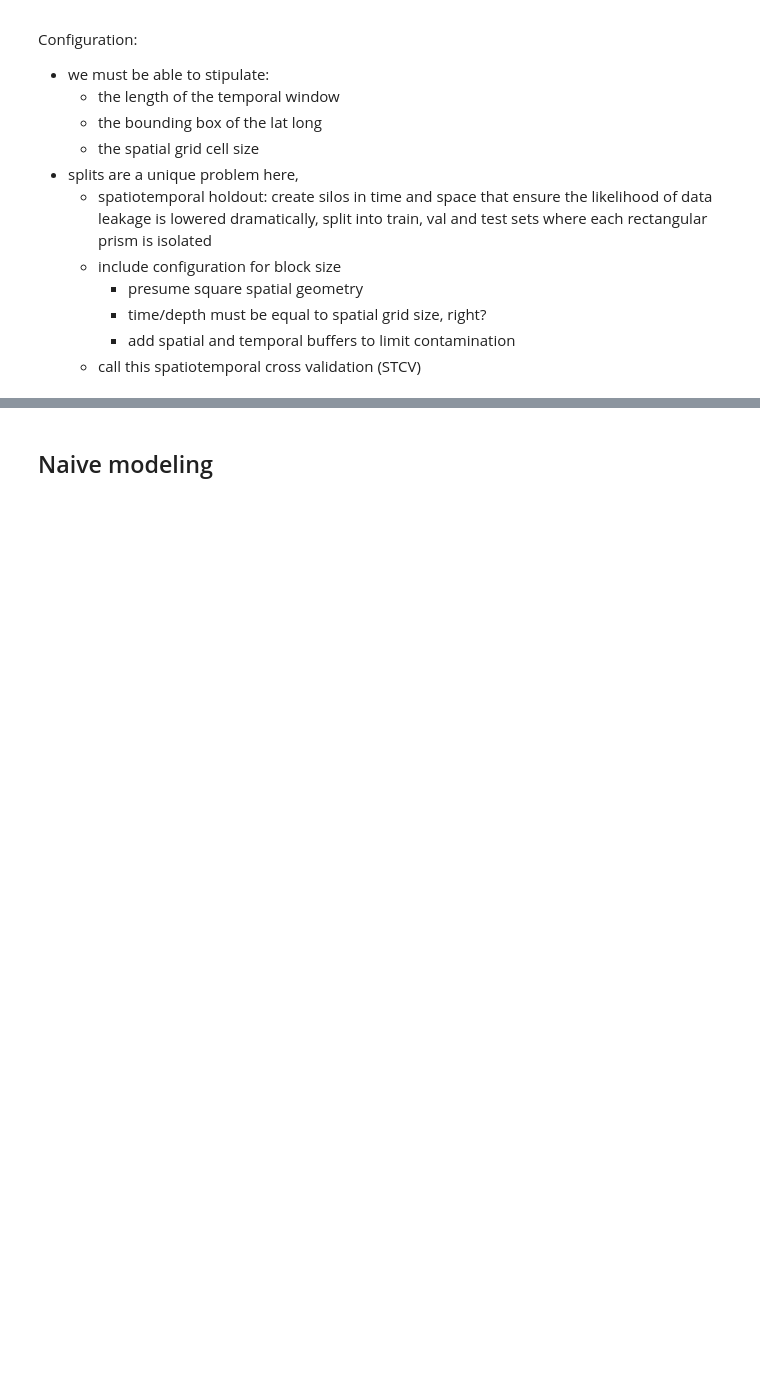
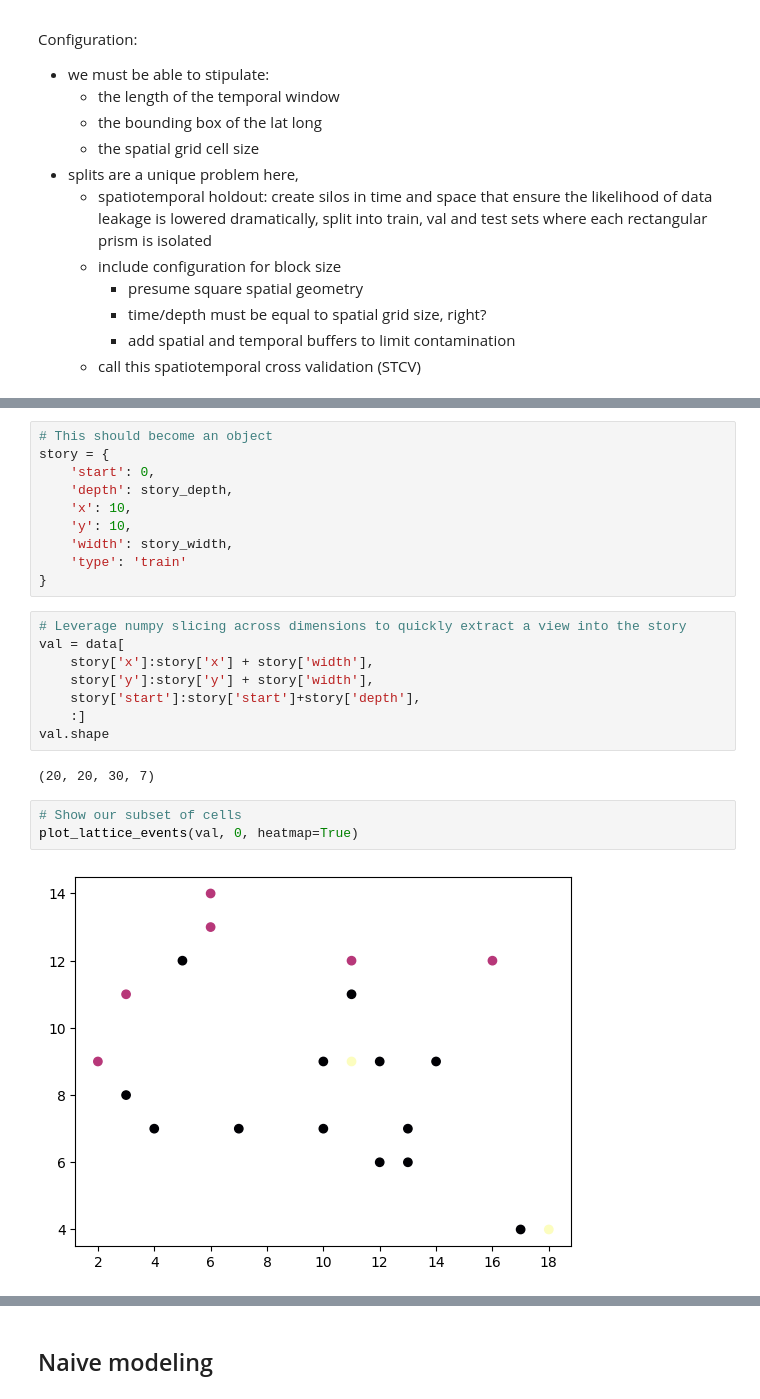
Before and after one commit to auto-d/flashpoint-detector, a Jupyter notebook: notebooks/eda.ipynb, the cells around one changed output, grey strips where cells are left out. Cells and saved outputs as stored; diff of their text form; blank space fills up the shorter version.

```diff
--- a/notebooks/eda.ipynb
+++ b/notebooks/eda.ipynb
@@ -376,0 +593,25 @@ Configuration:
+# %%
+# This should become an object
+story = {
+    'start': 0,
+    'depth': story_depth,
+    'x': 10,
+    'y': 10,
+    'width': story_width,
+    'type': 'train'
+}
+# %%
+# Leverage numpy slicing across dimensions to quickly extract a view into the story
+val = data[
+    story['x']:story['x'] + story['width'],
+    story['y']:story['y'] + story['width'],
+    story['start']:story['start']+story['depth'],
+    :]
+val.shape
+# %% [output]
+(20, 20, 30, 7)
+# %%
+# Show our subset of cells
+plot_lattice_events(val, 0, heatmap=True)
+# %% [output]
+[figure, added]
```
Also changed, not shown: parts of 27 cells of this notebook.
